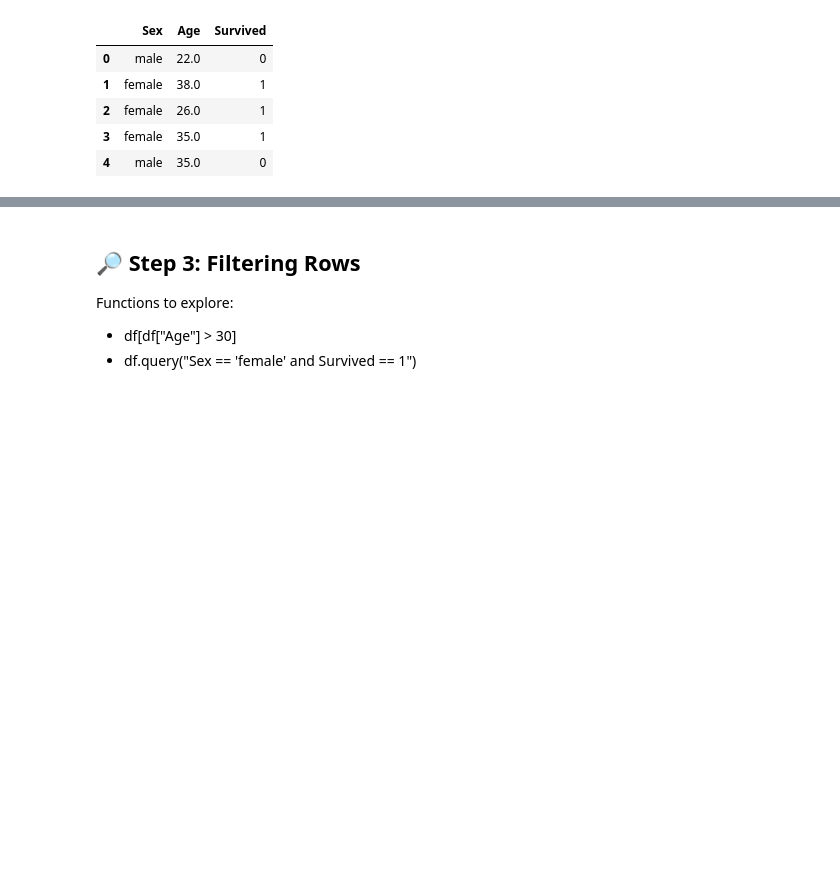
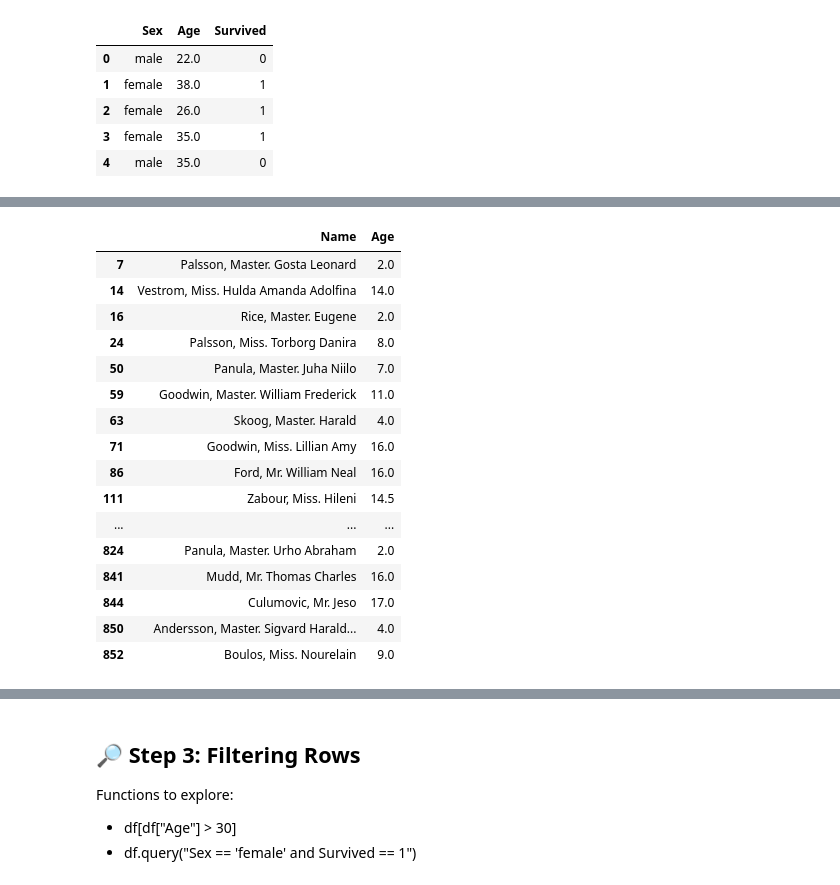
Before and after one commit to EduFergo/titanic-dataset, a Jupyter notebook: Titanic_Pandas_Practice_Notebook.ipynb, the cells around one changed output, grey strips where cells are left out. Saved outputs shown, nothing was run; the diff lists cells and outputs as text; code cells hidden in the pictures; blank space fills up the shorter version.

```diff
--- a/Titanic_Pandas_Practice_Notebook.ipynb
+++ b/Titanic_Pandas_Practice_Notebook.ipynb
@@ -336,0 +346,20 @@ Para crear un sub-DataFrame con varis columnas apra análisis o visualización.
+# %%
+df.loc[(df['Age'] < 18) & (df['Survived'] == 0), ['Name', 'Age']]
+# %% [output]
+|  | Name | Age |
+| 7 | Palsson, Master. Gosta Leonard | 2.0 |
+| 14 | Vestrom, Miss. Hulda Amanda Adolfina | 14.0 |
+| 16 | Rice, Master. Eugene | 2.0 |
+| 24 | Palsson, Miss. Torborg Danira | 8.0 |
+| 50 | Panula, Master. Juha Niilo | 7.0 |
+| 59 | Goodwin, Master. William Frederick | 11.0 |
+| 63 | Skoog, Master. Harald | 4.0 |
+| 71 | Goodwin, Miss. Lillian Amy | 16.0 |
+| 86 | Ford, Mr. William Neal | 16.0 |
+| 111 | Zabour, Miss. Hileni | 14.5 |
+| ... | ... | ... |
+| 824 | Panula, Master. Urho Abraham | 2.0 |
+| 841 | Mudd, Mr. Thomas Charles | 16.0 |
+| 844 | Culumovic, Mr. Jeso | 17.0 |
+| 850 | Andersson, Master. Sigvard Harald... | 4.0 |
+| 852 | Boulos, Miss. Nourelain | 9.0 |
```
Also changed, not shown: parts of 6 cells of this notebook.
